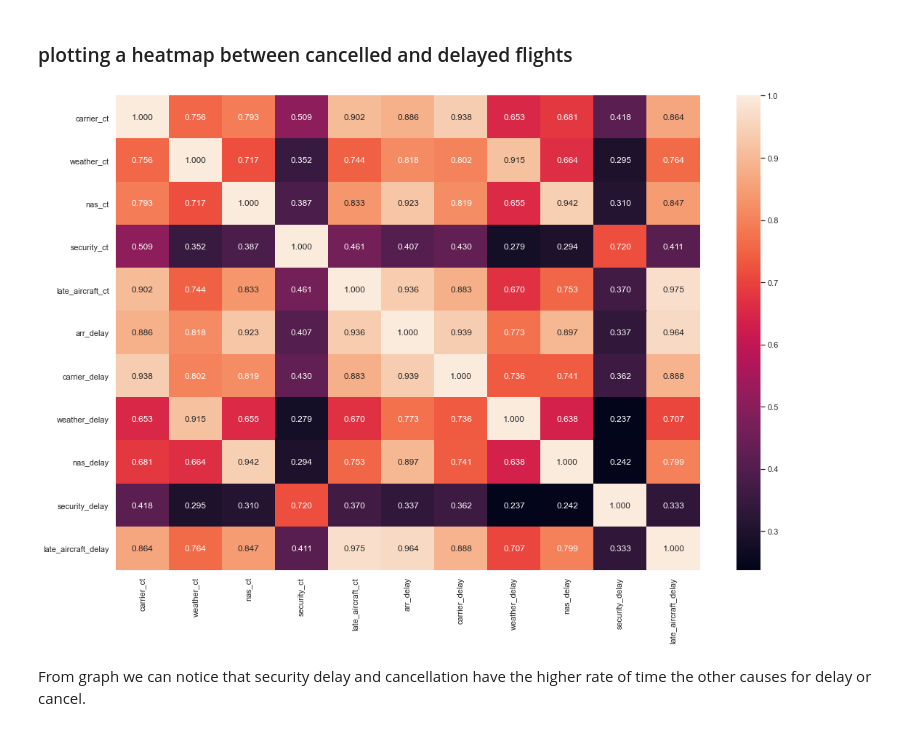
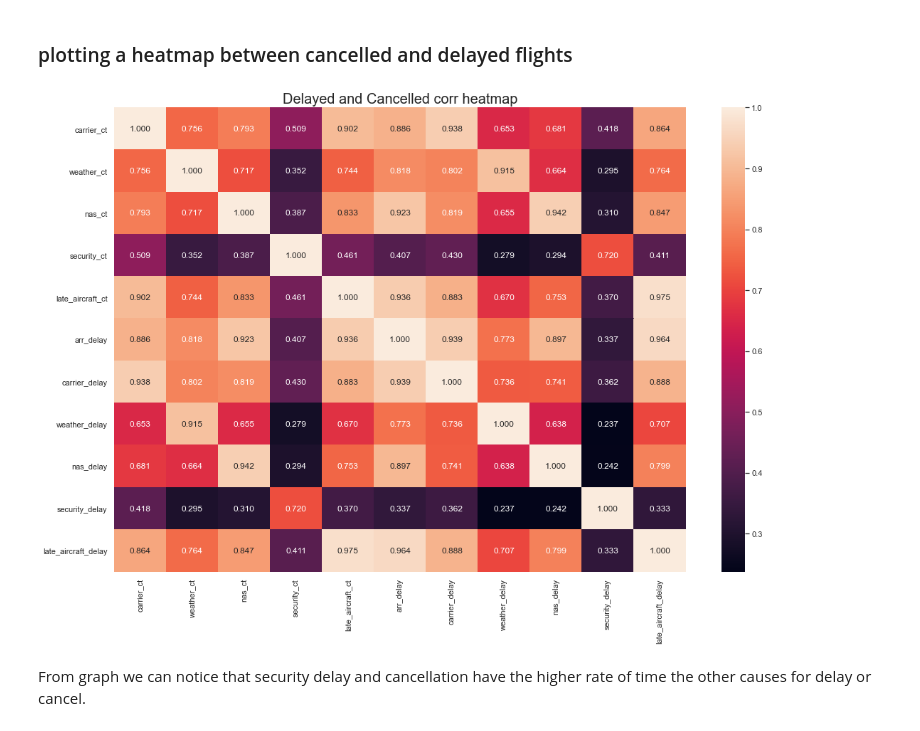
Before and after one commit to Yasmine-hub/Udacity_communicate-data-findings, a Jupyter notebook: exploration_template.ipynb, the cells around one changed output. Drawn from its saved outputs; the diff is of its cells as text; code cells hidden in the pictures.

```diff
--- a/exploration_template.ipynb
+++ b/exploration_template.ipynb
@@ -297,13 +300,14 @@ while security delay doesn't have impact on other variable
 # %%
 # find correlation between columns
 # drop unneccessary columns
 new_df = df.drop(['year','month','carrier','carrier_name','airport','airport_name','city','arr_flights', 'arr_del15', 'arr_cancelled', 'arr_diverted'],axis=1)
 new_df = new_df.corr()
 plt.figure(figsize=(18,12))
-sb.heatmap(new_df, annot=True, fmt = '.3f',color = sb.set_palette("mako"))
+ax=sb.heatmap(new_df, annot=True, fmt = '.3f',color = sb.set_palette("mako"))
+ax.set_title('Delayed and Cancelled corr heatmap', fontsize = 20, y=1.08)
 plt.show();
 # %% [output]
-[figure, old version]
+[figure, new version]
 # %% [markdown]
 From graph we can notice that security delay and cancellation have the higher rate of time the other causes for delay or cancel.
 # %% [markdown]
```
Also changed, not shown: parts of 4 cells of this notebook.
